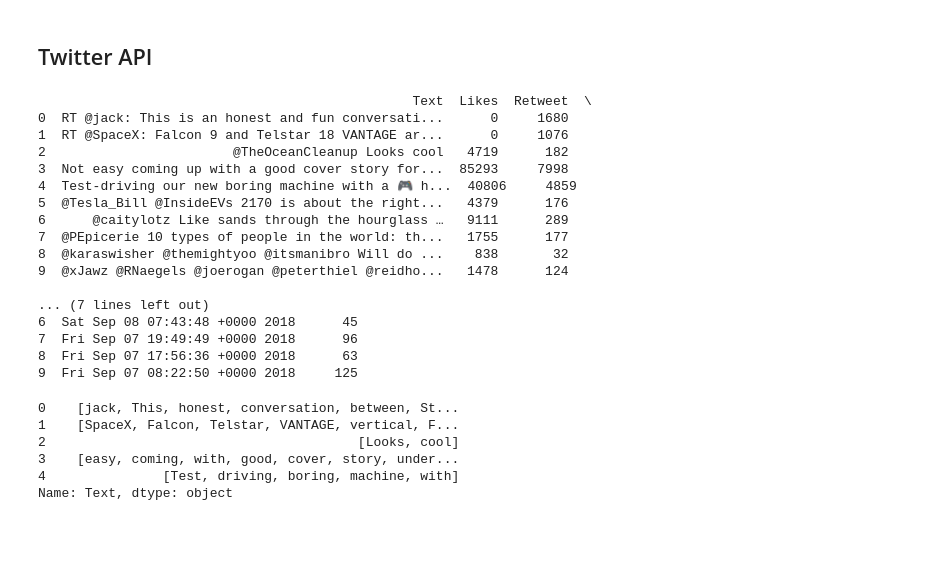
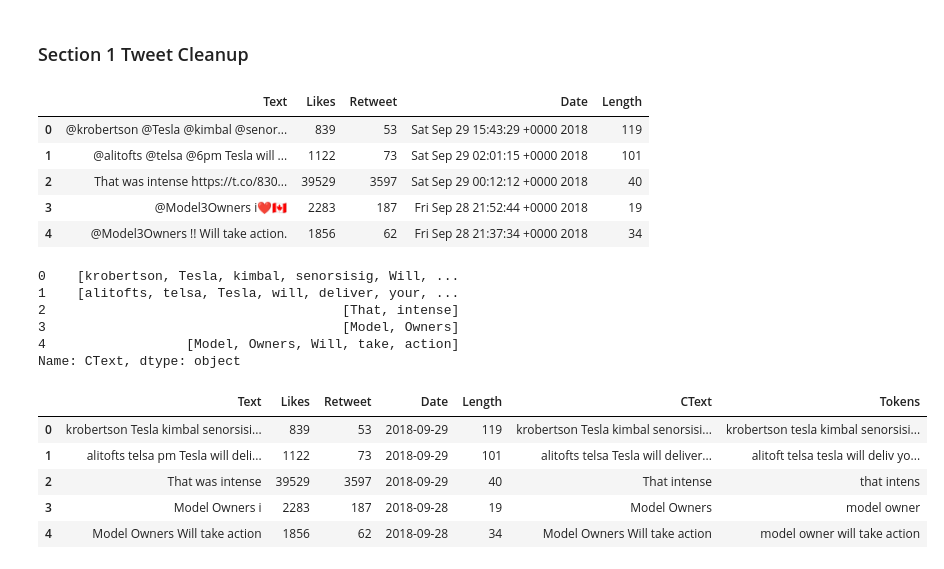
Before and after one commit to kapatel123/TwitterAPI-SentimentAnalysis, a Jupyter notebook: LSTMTwitterAPI.ipynb, the cells around one changed output. Cells and saved outputs as stored; diff of their text form; code cells hidden in the pictures; blank space fills up the shorter version.

```diff
--- a/LSTMTwitterAPI.ipynb
+++ b/LSTMTwitterAPI.ipynb
@@ -72,5 +45,5 @@ physical_device_desc: "device: 0, name: GeForce GTX 1050 Ti with Max-Q Design, p
-# %% [markdown]
-## Twitter API ##
+# %% [markdown]
+### Section 1 Tweet Cleanup  ###
 # %%
 consumer_key='ggd6CdEGcktohgYVJbgkplCeM'
 consumer_secret='T8lXrGE6Rz0xMnDWzR7IxL4D5WL3TSjgn2SV86vNKe49xhmEDG'
@@ -110,24 +83,13 @@ with open('tweetresults.txt', encoding='utf-8') as json_file:
                                    'Date',
                                   'Length'])
 # %%
-print(tweet_json.head(10))
+(tweet_json.head(5))
 # %% [output]
-                                                Text  Likes  Retweet  \
-0  RT @jack: This is an honest and fun conversati...      0     1680
-1  RT @SpaceX: Falcon 9 and Telstar 18 VANTAGE ar...      0     1076
-2                        @TheOceanCleanup Looks cool   4719      182
-3  Not easy coming up with a good cover story for...  85293     7998
-4  Test-driving our new boring machine with a 🎮 h...  40806     4859
-5  @Tesla_Bill @InsideEVs 2170 is about the right...   4379      176
-6      @caitylotz Like sands through the hourglass …   9111      289
-7  @PEpicerie 10 types of people in the world: th...   1755      177
-8  @karaswisher @themightyoo @itsmanibro Will do ...    838       32
-9  @xJawz @RNaegels @joerogan @peterthiel @reidho...   1478      124
-
-... (7 lines left out)
-6  Sat Sep 08 07:43:48 +0000 2018      45
-7  Fri Sep 07 19:49:49 +0000 2018      96
-8  Fri Sep 07 17:56:36 +0000 2018      63
-9  Fri Sep 07 08:22:50 +0000 2018     125
+|  | Text | Likes | Retweet | Date | Length |
+| 0 | @krobertson @Tesla @kimbal @senor... | 839 | 53 | Sat Sep 29 15:43:29 +0000 2018 | 119 |
+| 1 | @alitofts @telsa @6pm Tesla will ... | 1122 | 73 | Sat Sep 29 02:01:15 +0000 2018 | 101 |
+| 2 | That was intense https://t.co/830... | 39529 | 3597 | Sat Sep 29 00:12:12 +0000 2018 | 40 |
+| 3 | @Model3Owners i❤️🇨🇦 | 2283 | 187 | Fri Sep 28 21:52:44 +0000 2018 | 19 |
+| 4 | @Model3Owners !! Will take action. | 1856 | 62 | Fri Sep 28 21:37:34 +0000 2018 | 34 |
 # %%
 # Data Cleanse #
@@ -146,26 +104,42 @@ tweet_json2['Text'] = tweet_json2['Text'].apply(lambda x: ' '.join([w for w in x
                                                            len(w)>3]))
 # %%
 #Tokenizer#
-tokens = tweet_json2['Text'].apply(lambda x: x.split())
+tokens = tweet_json2['CText'].apply(lambda x: x.split())
 tokens.head()
 # %% [output]
-0    [jack, This, honest, conversation, between, St...
-1    [SpaceX, Falcon, Telstar, VANTAGE, vertical, F...
-2                                        [Looks, cool]
-3    [easy, coming, with, good, cover, story, under...
-4               [Test, driving, boring, machine, with]
-Name: Text, dtype: object
+0    [krobertson, Tesla, kimbal, senorsisig, Will, ...
+1    [alitofts, telsa, Tesla, will, deliver, your, ...
+2                                      [That, intense]
+3                                      [Model, Owners]
+4                  [Model, Owners, Will, take, action]
+Name: CText, dtype: object
 # %%
-#Common Word - NLTK #
+#Remove common words + stop words - NLTK #
 # play, player, played, plays --> play #
+stop_words = set(stopwords.words('english'))
 from nltk.stem.porter import *
 stemmer = PorterStemmer()
 tokens = tokens.apply(lambda x: [stemmer.stem(i)
                                          for i in x])
 
 for i in range(len(tokens)):
     tokens[i] = ' '.join(tokens[i])
 
-tweet_json2['cleantext'] = tokens
-tokens.head()
+tokens2 = []
+for w in tokens:
+    if w not in stop_words:
+        tokens2.append(w)
+
+tweet_json2['Tokens'] = tokens
+tweet_json2['Text'].replace('', np.nan, inplace=True)
+tweet_json2.dropna(subset=['Text'], inplace=True)
+tweet_json2['Date'] = pd.to_datetime(tweet_json2['Date']).dt.date
+tweet_json2.head()
+# %% [output]
+|  | Text | Likes | Retweet | Date | Length | CText | Tokens |
+| 0 | krobertson Tesla kimbal senorsisi... | 839 | 53 | 2018-09-29 | 119 | krobertson Tesla kimbal senorsisi... | krobertson tesla kimbal senorsisi... |
+| 1 | alitofts telsa pm Tesla will deli... | 1122 | 73 | 2018-09-29 | 101 | alitofts telsa Tesla will deliver... | alitoft telsa tesla will deliv yo... |
+| 2 | That was intense | 39529 | 3597 | 2018-09-29 | 40 | That intense | that intens |
+| 3 | Model Owners i | 2283 | 187 | 2018-09-28 | 19 | Model Owners | model owner |
+| 4 | Model Owners Will take action | 1856 | 62 | 2018-09-28 | 34 | Model Owners Will take action | model owner will take action |
 # %%
```
Also changed, not shown: parts of 22 cells of this notebook.
